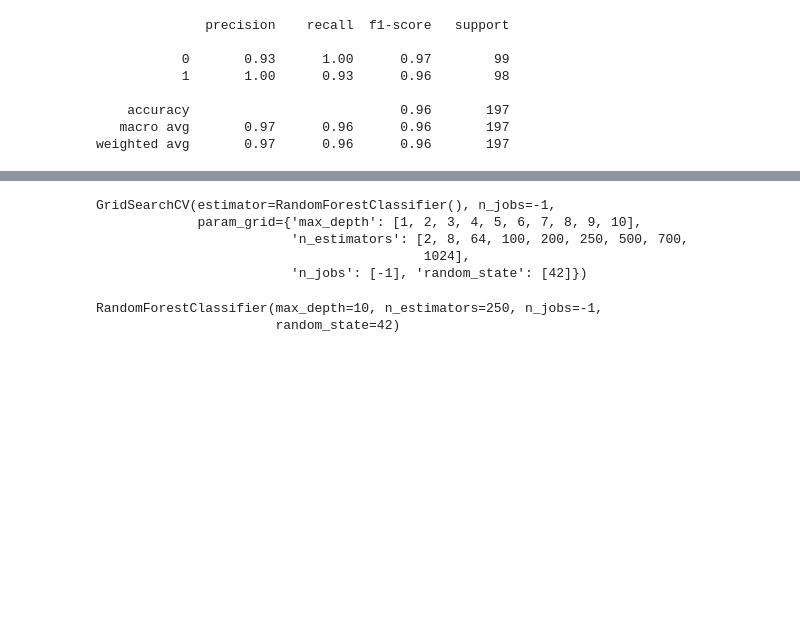
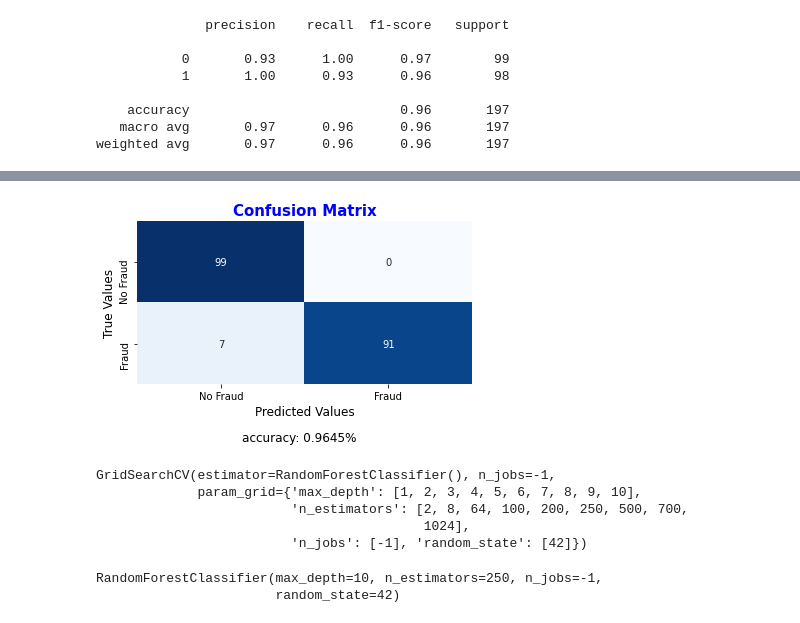
Before and after one commit to samuelpat/fraud-detection, a Jupyter notebook: Models.ipynb, the cells around one changed output, grey strips where cells are left out. Saved outputs shown, nothing was run; the diff lists cells and outputs as text; code cells hidden in the pictures; blank space fills up the shorter version.

```diff
--- a/Models.ipynb
+++ b/Models.ipynb
@@ -154,5 +147,20 @@ from sklearn.model_selection import GridSearchCV
+# %%
+cm = confusion_matrix(y_test, y_test_pred)
+plot_confusion_matrix(cm, labels=['No Fraud', 'Fraud'], y_true=y_test, y_pred=y_test_pred, cmap='Blues', title_color='Blue')
+# %% [output]
+[figure, added]
 # %%
 param_grid = {'n_estimators': [2,8,64,100,200,250,500,700,1024],
              'max_depth':[1,2,3,4,5,6,7,8,9,10],
              'n_jobs': [-1],
              'random_state':[42]}
+
+estimator = RandomForestClassifier()
+gscv_cls = GridSearchCV(estimator, param_grid, n_jobs=-1)
+gscv_cls.fit(X_under, y_under)
+# %% [output]
+GridSearchCV(estimator=RandomForestClassifier(), n_jobs=-1,
+             param_grid={'max_depth': [1, 2, 3, 4, 5, 6, 7, 8, 9, 10],
+                         'n_estimators': [2, 8, 64, 100, 200, 250, 500, 700,
+                                          1024],
+                         'n_jobs': [-1], 'random_state': [42]})
@@ -162,11 +167,3 @@ gscv_cls = GridSearchCV(estimator, param_grid, n_jobs=-1)
-# %%
-gscv_cls.fit(X_under, y_under)
-# %% [output]
-GridSearchCV(estimator=RandomForestClassifier(), n_jobs=-1,
-             param_grid={'max_depth': [1, 2, 3, 4, 5, 6, 7, 8, 9, 10],
-                         'n_estimators': [2, 8, 64, 100, 200, 250, 500, 700,
-                                          1024],
-                         'n_jobs': [-1], 'random_state': [42]})
 # %%
 best_clf = gscv_cls.best_estimator_
 best_clf
```
Also changed, not shown: parts of 27 cells of this notebook.
